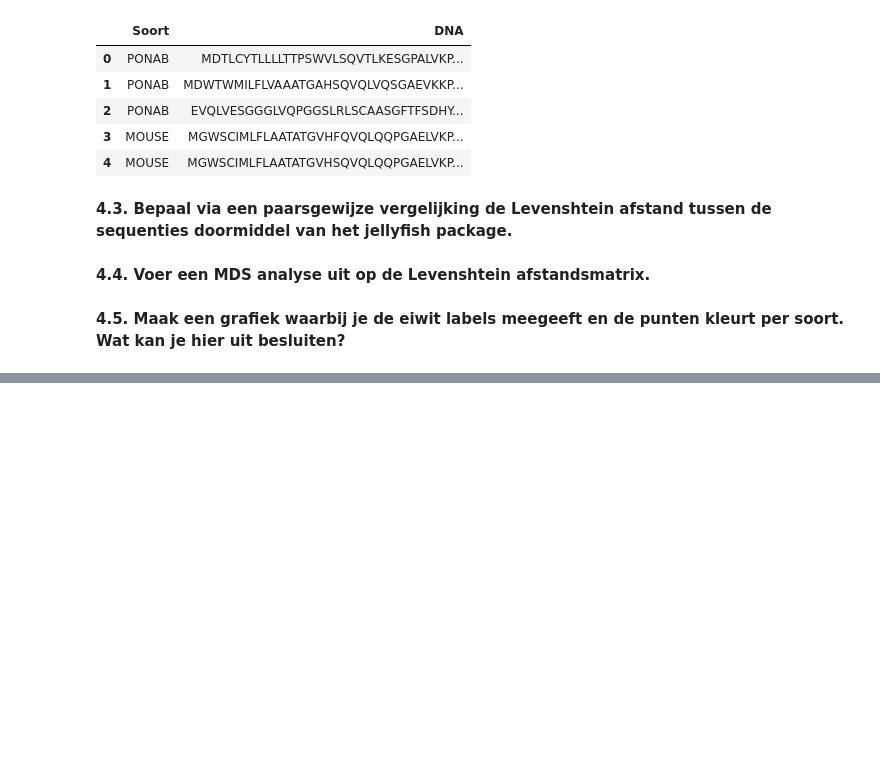
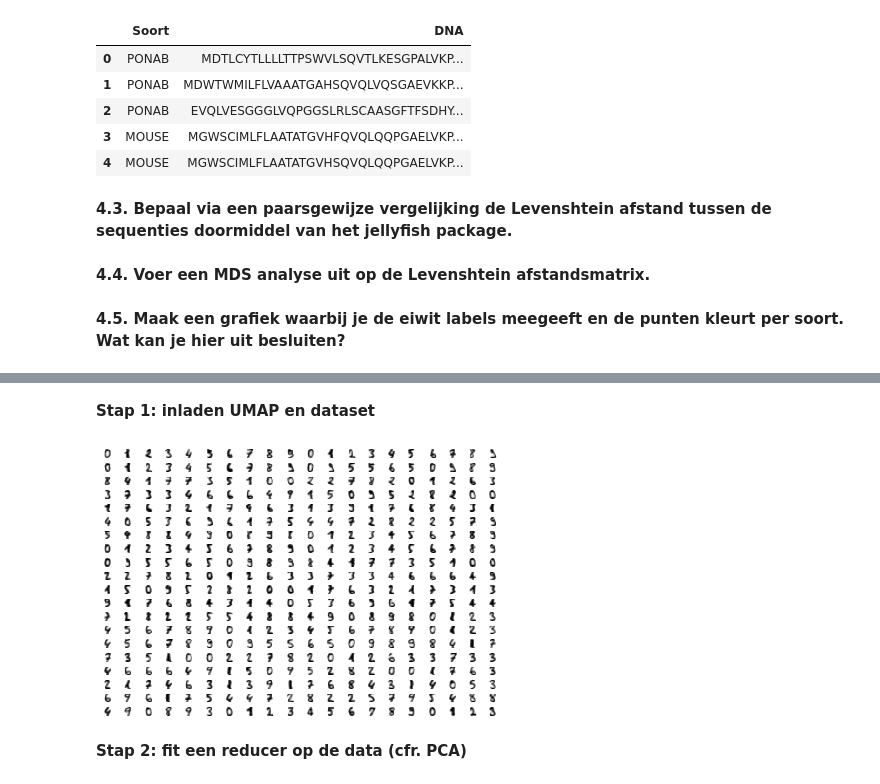
Before and after one commit to ArneDeloose/Ugain_MachineLearning_DataVis, a Jupyter notebook: DimensionReduction_Exercise_Solution.ipynb, the cells around one changed output, grey strips where cells are left out. Cells and saved outputs as stored; diff of their text form; code cells hidden in the pictures; blank space fills up the shorter version.

Commit message:
Update exercises
Added UMAP

```diff
--- a/DimensionReduction_Exercise_Solution.ipynb
+++ b/DimensionReduction_Exercise_Solution.ipynb
@@ -476,0 +486,21 @@ ggplot(aes(x='Dim1', y='Dim2'), data=df_mds)
+# %% [markdown]
+**Stap 1: inladen UMAP en dataset**
+# %%
+#er is een andere module met dezelfde naam, dus je moet op deze manier importeren:
+import umap.umap_ as umap
+
+#laad de digits dataset
+from sklearn.datasets import load_digits
+digits = load_digits()
+# %%
+#illustratie data
+fig, ax_array = plt.subplots(20, 20)
+axes = ax_array.flatten()
+for i, ax in enumerate(axes):
+    ax.imshow(digits.images[i], cmap='gray_r')
+plt.setp(axes, xticks=[], yticks=[], frame_on=False)
+plt.tight_layout(h_pad=0.5, w_pad=0.01)
+# %% [output]
+[figure, added]
+# %% [markdown]
+**Stap 2: fit een reducer op de data (cfr. PCA)**
```
Also changed, not shown: parts of 28 cells of this notebook, 1 other file.
